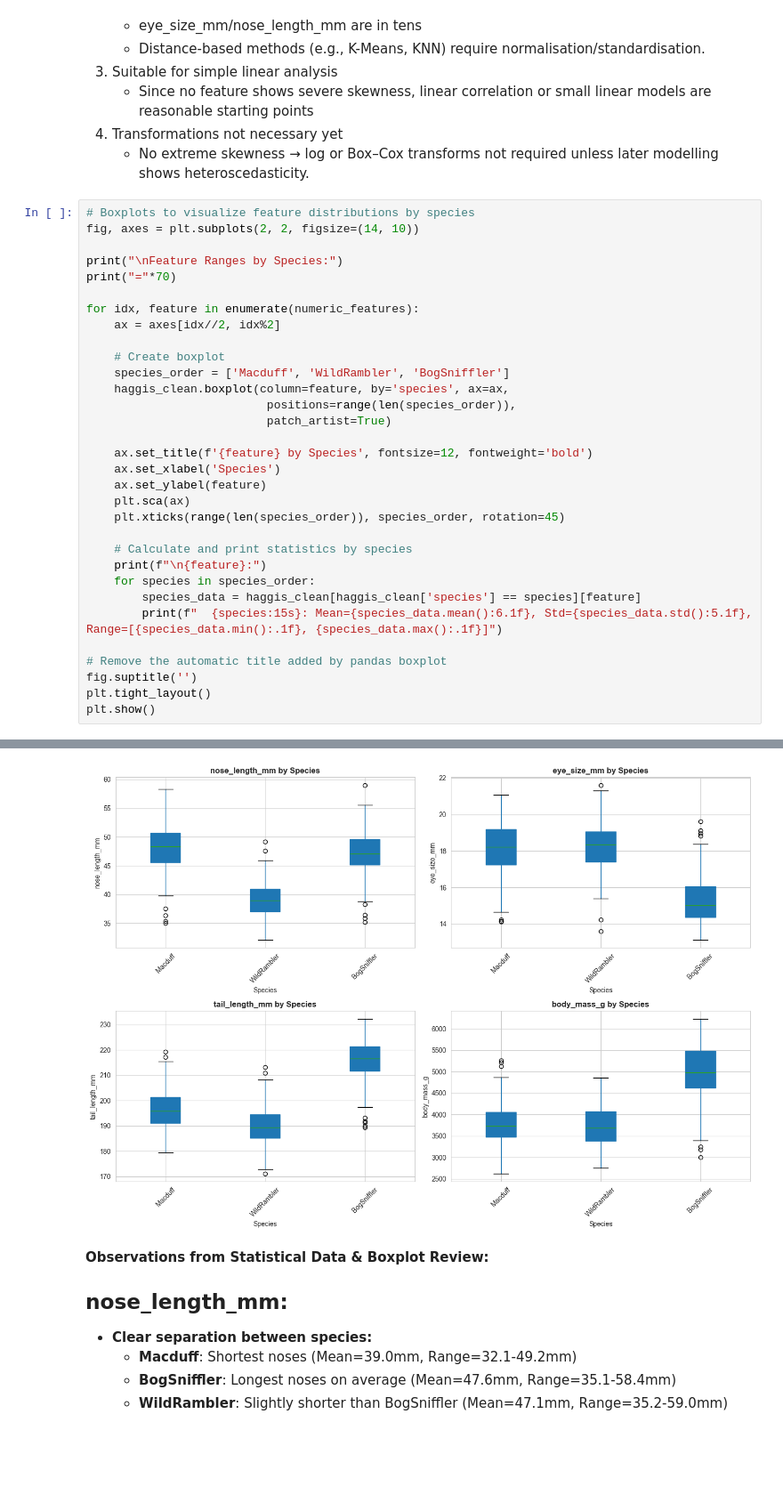
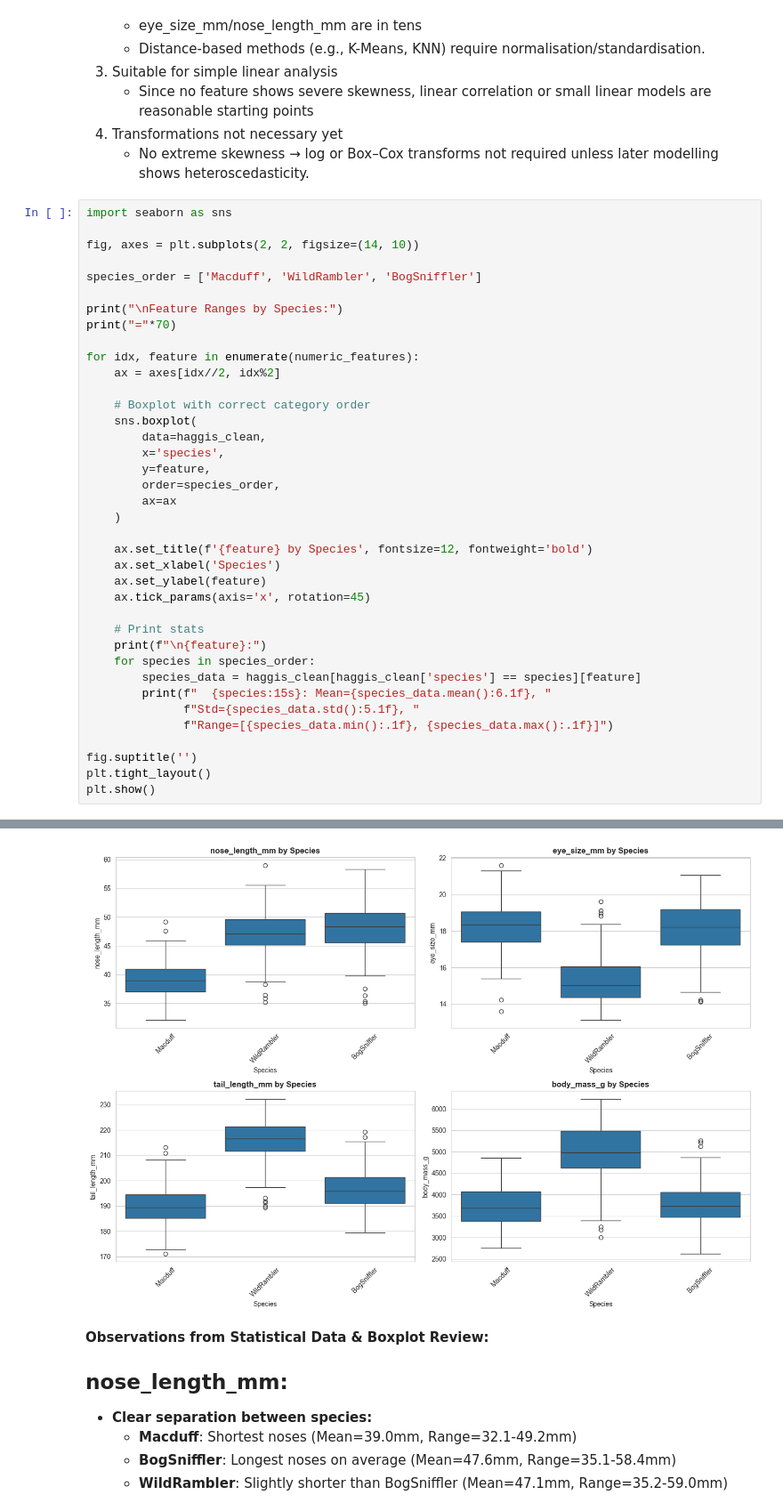
Before and after one commit to naykakashima/haggis-ml-analysis, a Jupyter notebook: scottish-haggis-analysis.ipynb, the cells around one changed output, grey strips where cells are left out. Shown at 89% size. Saved outputs shown, nothing was run; the diff lists cells and outputs as text; blank space fills up the shorter version.

```diff
--- a/scottish-haggis-analysis.ipynb
+++ b/scottish-haggis-analysis.ipynb
@@ -667,8 +665,11 @@ eye_size_mm:
 4. Transformations not necessary yet
     - No extreme skewness → log or Box–Cox transforms not required unless later modelling shows heteroscedasticity.
 # %%
-# Boxplots to visualize feature distributions by species
+import seaborn as sns
+
 fig, axes = plt.subplots(2, 2, figsize=(14, 10))
+
+species_order = ['Macduff', 'WildRambler', 'BogSniffler']
 
 print("\nFeature Ranges by Species:")
 print("="*70)
@@ -676,47 +677,50 @@ print("="*70)
 for idx, feature in enumerate(numeric_features):
     ax = axes[idx//2, idx%2]
 
-    # Create boxplot
-    species_order = ['Macduff', 'WildRambler', 'BogSniffler']
-    haggis_clean.boxplot(column=feature, by='species', ax=ax,
-                          positions=range(len(species_order)),
-                          patch_artist=True)
+    # Boxplot with correct category order
+    sns.boxplot(
+        data=haggis_clean,
+        x='species',
+        y=feature,
+        order=species_order,
+        ax=ax
+    )
 
     ax.set_title(f'{feature} by Species', fontsize=12, fontweight='bold')
     ax.set_xlabel('Species')
     ax.set_ylabel(feature)
-    plt.sca(ax)
-    plt.xticks(range(len(species_order)), species_order, rotation=45)
+    ax.tick_params(axis='x', rotation=45)
 
-    # Calculate and print statistics by species
+    # Print stats
     print(f"\n{feature}:")
     for species in species_order:
         species_data = haggis_clean[haggis_clean['species'] == species][feature]
-        print(f"  {species:15s}: Mean={species_data.mean():6.1f}, Std={species_data.std():5.1f}, Range=[{species_data.min():.1f}, {species_data.max():.1f}]")
+        print(f"  {species:15s}: Mean={species_data.mean():6.1f}, "
+              f"Std={species_data.std():5.1f}, "
+              f"Range=[{species_data.min():.1f}, {species_data.max():.1f}]")
 
-# Remove the automatic title added by pandas boxplot
 fig.suptitle('')
 plt.tight_layout()
 plt.show()
 # %% [output]
 Feature Ranges by Species:
 ======================================================================
 
 nose_length_mm:
   Macduff        : Mean=  39.0, Std=  3.0, Range=[32.1, 49.2]
   WildRambler    : Mean=  47.1, Std=  3.8, Range=[35.2, 59.0]
   BogSniffler    : Mean=  47.6, Std=  4.6, Range=[35.1, 58.4]
 
 eye_size_mm:
   Macduff        : Mean=  18.3, Std=  1.4, Range=[13.6, 21.6]
   WildRambler    : Mean=  15.3, Std=  1.3, Range=[13.1, 19.6]
   BogSniffler    : Mean=  18.1, Std=  1.6, Range=[14.1, 21.1]
 ... (6 lines left out)
 body_mass_g:
   Macduff        : Mean=3741.9, Std=478.3, Range=[2752.2, 4860.9]
   WildRambler    : Mean=4987.6, Std=640.1, Range=[3003.7, 6235.8]
   BogSniffler    : Mean=3809.9, Std=508.8, Range=[2616.6, 5266.8]
-[figure, old version]
+[figure, new version]
 # %% [markdown]
 **Observations from Statistical Data & Boxplot Review:**
 
```
Also changed, not shown: parts of 7 cells of this notebook.
